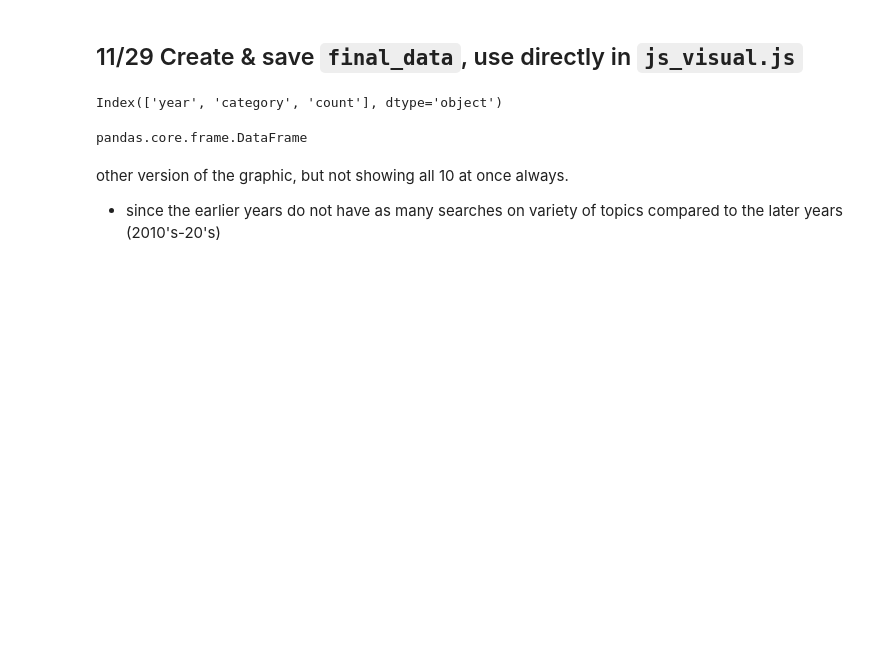
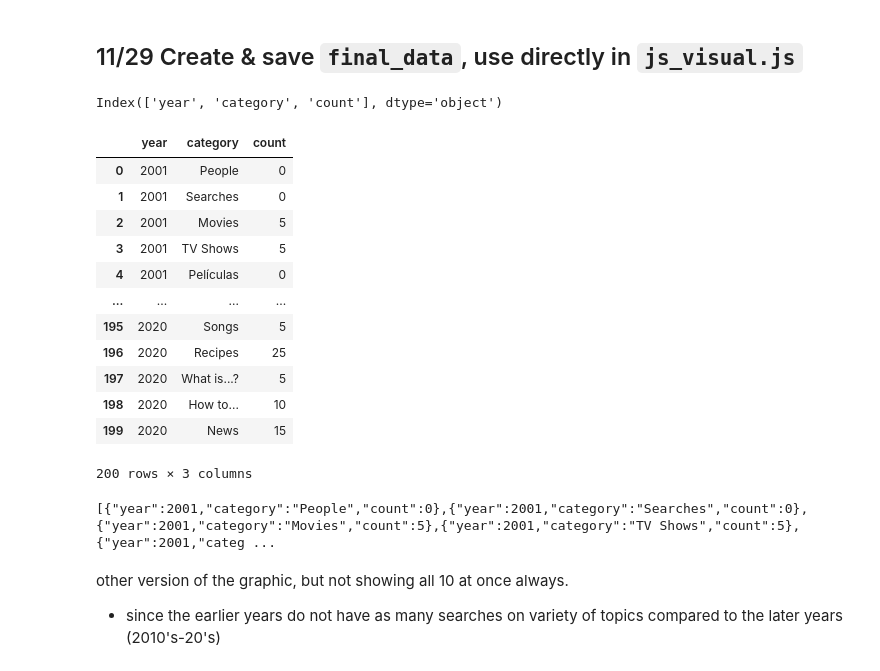
Before and after one commit to jshiah/dsc209r-datavisualization-finalproject, a Jupyter notebook: JS_DataExploration.ipynb, the cells around one changed output. Saved outputs shown, nothing was run; the diff lists cells and outputs as text; code cells hidden in the pictures; blank space fills up the shorter version.

```diff
--- a/JS_DataExploration.ipynb
+++ b/JS_DataExploration.ipynb
@@ -328,15 +334,29 @@ Index(['year', 'category', 'count'], dtype='object')
 # %%
 final_data.head()
 type(final_data)
-
+final_data
 # len(filtered_data)
 # filtered_data.head()
 # %% [output]
+|  | year | category | count |
+| 0 | 2001 | People | 0 |
+| 1 | 2001 | Searches | 0 |
+| 2 | 2001 | Movies | 5 |
+| 3 | 2001 | TV Shows | 5 |
+| 4 | 2001 | Películas | 0 |
+| ... | ... | ... | ... |
+| 195 | 2020 | Songs | 5 |
+| 196 | 2020 | Recipes | 25 |
+| 197 | 2020 | What is...? | 5 |
+| 198 | 2020 | How to... | 10 |
+| 199 | 2020 | News | 15 |
-pandas.core.frame.DataFrame
+200 rows × 3 columns
 # %%
 # Convert final_data to JSON
-json_data = df.to_json(orient='split')  # Other options include 'records', 'index', 'columns'
+json_data = final_data.to_json(orient='records')  # use 'records' to get most simple, row-by-row structure
 print(json_data)
+# %% [output]
+[{"year":2001,"category":"People","count":0},{"year":2001,"category":"Searches","count":0},{"year":2001,"category":"Movies","count":5},{"year":2001,"category":"TV Shows","count":5},{"year":2001,"categ ...
 # %% [markdown]
 other version of the graphic, but not showing all 10 at once always.
 - since the earlier years do not have as many searches on variety of topics compared to the later years (2010's-20's)
```
Also changed, not shown: parts of 3 cells of this notebook.
